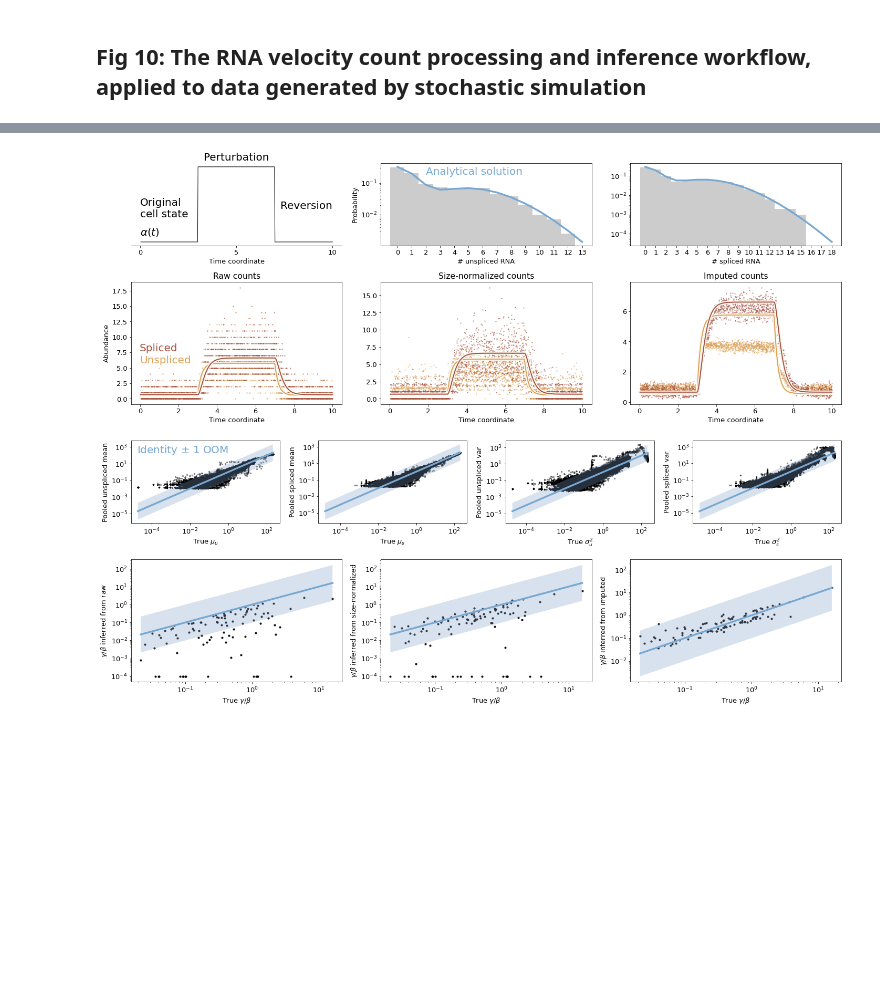
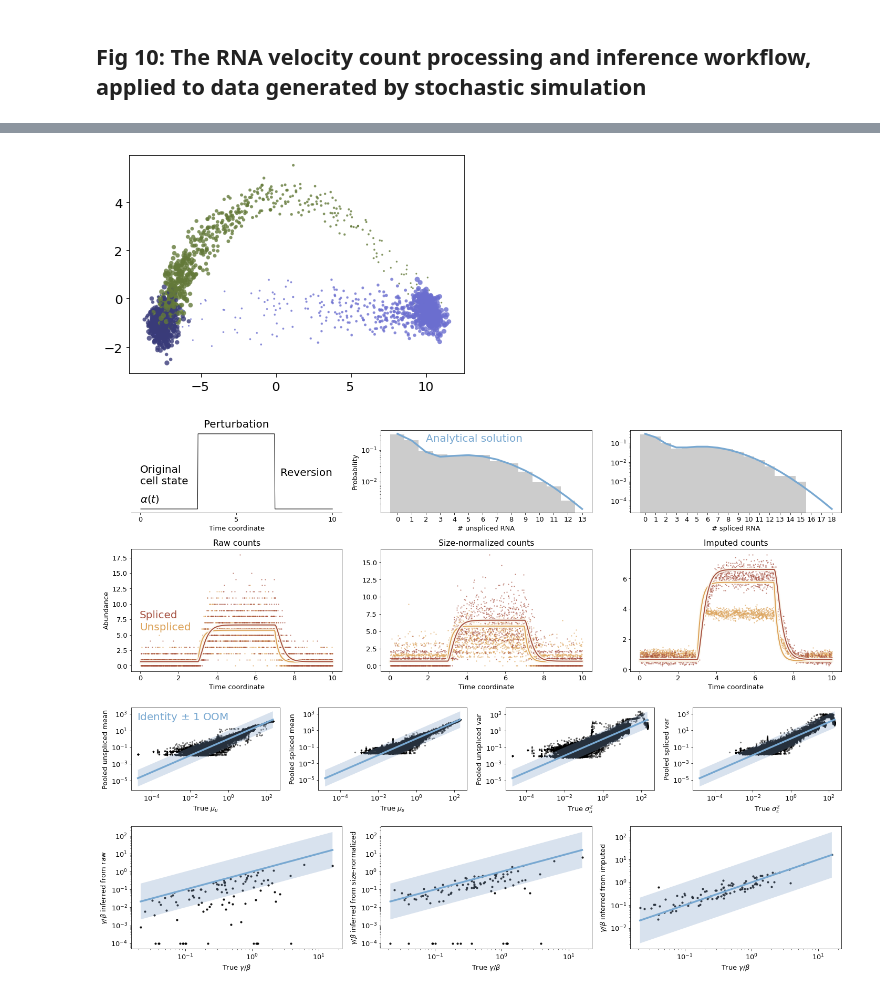
Before and after one commit to pachterlab/GFCP_2022, a Jupyter notebook: notebooks/occup_meas_sim.ipynb, the cells around one changed output, grey strips where cells are left out. Cells and saved outputs as stored; diff of their text form; code cells hidden in the pictures; blank space fills up the shorter version.

```diff
--- a/notebooks/occup_meas_sim.ipynb
+++ b/notebooks/occup_meas_sim.ipynb
@@ -41,8 +41,15 @@ plotEmbed(ax,vlm,"pcs",sim=True)
+# %%
+vlm = vcy.VelocytoLoom(loom_filepath=name+".loom")
+preprocess(vlm,sim=True,meta=meta,filter=False,sz_normalize=True)
+fig,ax=plt.subplots(1,1,figsize=(6,4))
+plotEmbed(ax,vlm,"pcs",sim=True)
+# %% [output]
+[figure, added]
 # %%
 fig=simValidPlots(vlm,tau,meta,geneind=2)
 fig.tight_layout()
 # %% [output]
-[figure, old version]
+[figure, new version]
 # %%
 !mkdir -p figure
 # %%
```
Also changed, not shown: parts of 2 cells of this notebook.
